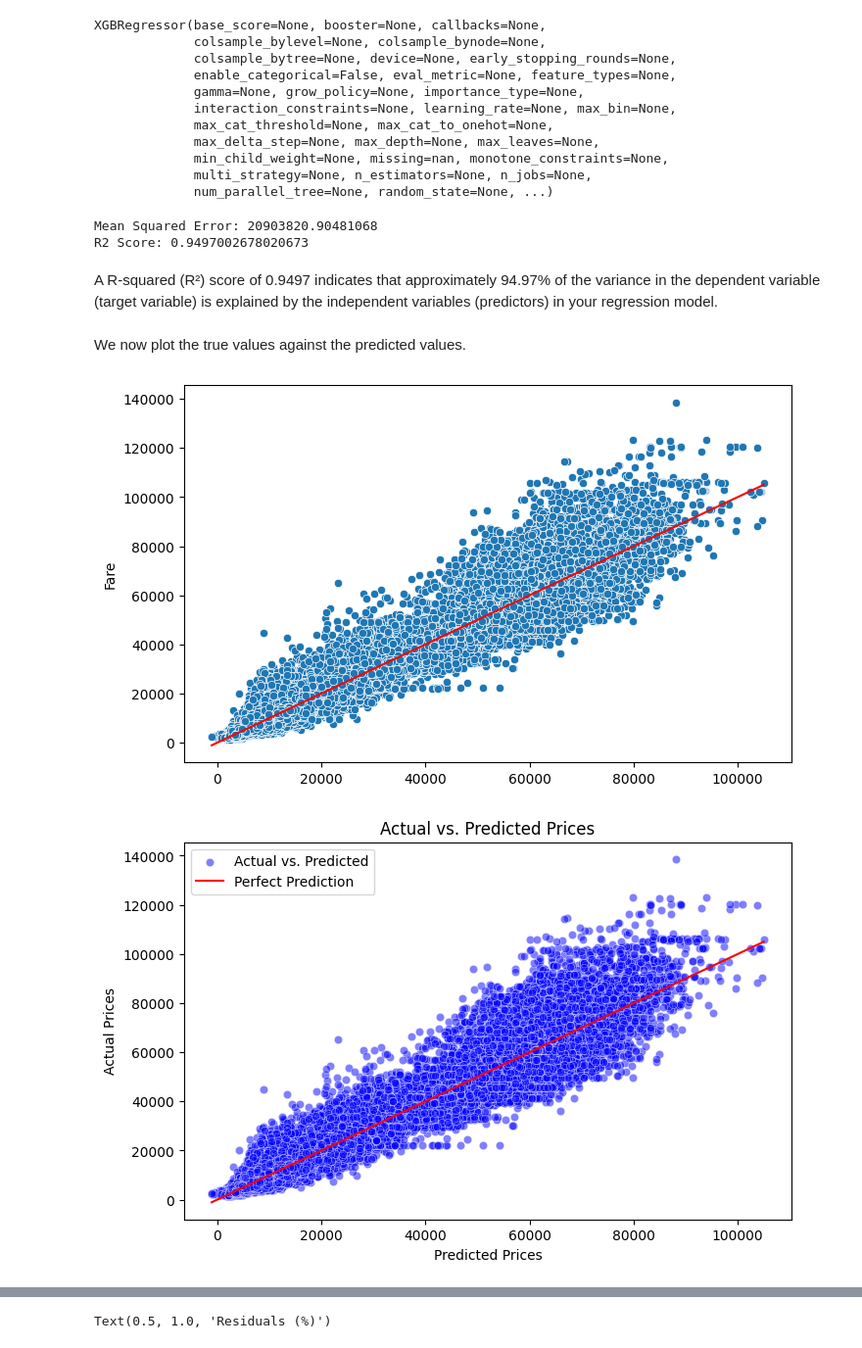
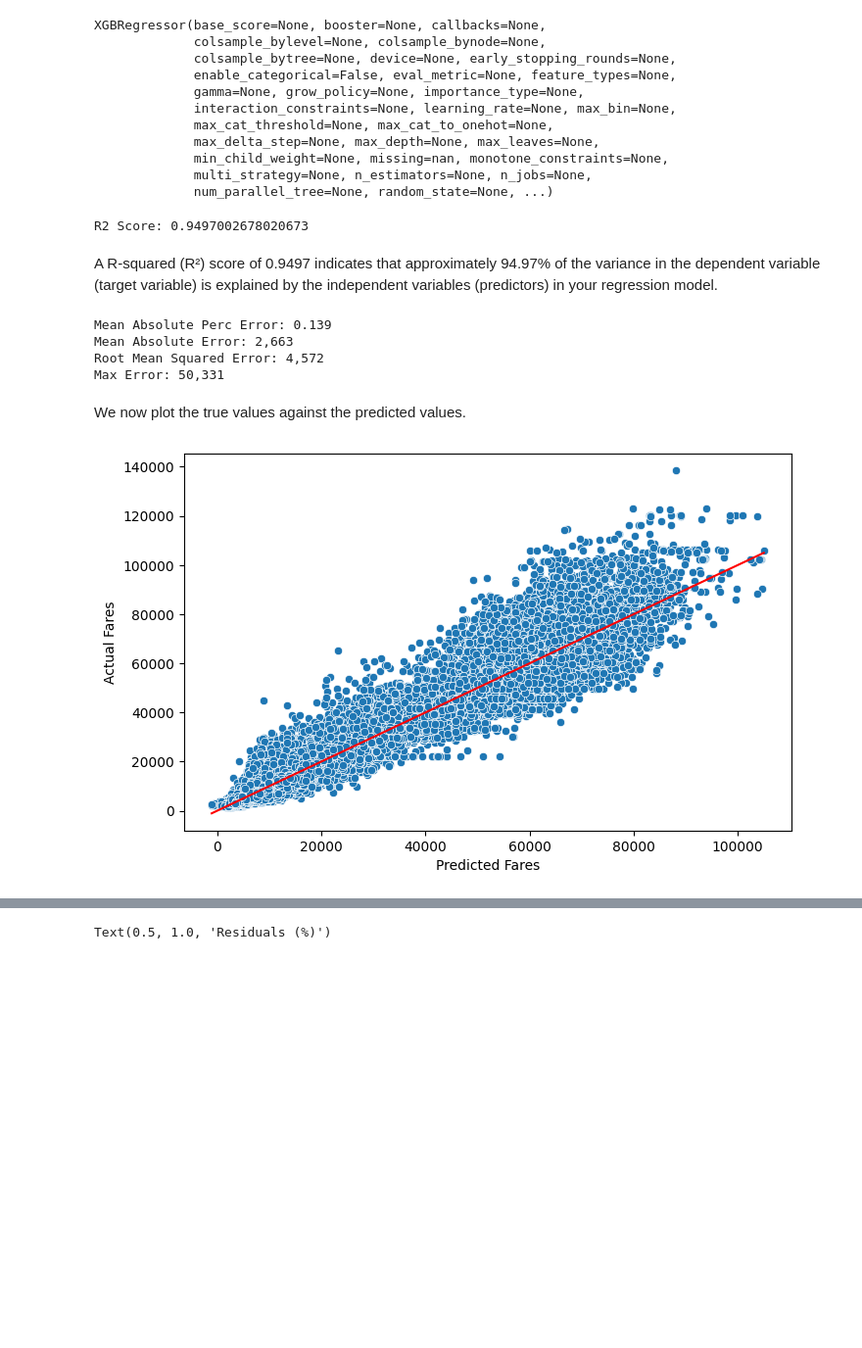
Before and after one commit to NoamGini/Tabular-data-science---Airfare, a Jupyter notebook: Pipline.ipynb, the cells around one changed output, grey strips where cells are left out. Shown at 98% size. Saved outputs shown, nothing was run; the diff lists cells and outputs as text; code cells hidden in the pictures; blank space fills up the shorter version.

```diff
--- a/Pipline.ipynb
+++ b/Pipline.ipynb
@@ -306,7 +347,7 @@ dtf['Date_of_journey'] = pd.to_datetime(dtf['Date_of_journey'])  # Convert to da
 min_date = dtf['Date_of_journey'].min()
 
 # Convert the dates to numeric values representing elapsed time in days
-dtf['Date_of_journey_as_float'] = (dtf['Date_of_journey'] - min_date).dt.total_seconds() / (24 * 60 * 60)  # Convert seconds to days
+dtf['Date_of_journey_numeric'] = (dtf['Date_of_journey'] - min_date).dt.total_seconds() / (24 * 60 * 60)  # Convert seconds to days
 
 day_mapping = {
     'Sunday': 1,
@@ -319,7 +360,4 @@ day_mapping = {
 }
 
 # Map the days of the week to numeric values
-dtf['Journey_day_as_num'] = dtf['Journey_day'].map(day_mapping)
-
-# # Print the DataFrame after conversion
-# print(dtf)
+dtf['Journey_day_numeric'] = dtf['Journey_day'].map(day_mapping)
@@ -400,3 +442,3 @@ we will split the data to test and train with stratified method based on the dai
 # %%
 # Split the dataset into training and testing sets
-X_train, X_test, y_train, y_test = train_test_split(X,y, test_size=0.2, stratify=dtf["Journey_day_as_num"], random_state=42, shuffle = True)
+X_train, X_test, y_train, y_test = train_test_split(X,y, test_size=0.2, stratify=dtf["Journey_day_numeric"], random_state=42, shuffle = True)
@@ -419,16 +459,13 @@ XGBRegressor(base_score=None, booster=None, callbacks=None,
              multi_strategy=None, n_estimators=None, n_jobs=None,
              num_parallel_tree=None, random_state=None, ...)
 # %%
-from sklearn.metrics import mean_squared_error, r2_score
 y_pred = baseline_model.predict(X_test)
 print("R2 Score:", r2_score(y_test, y_pred))
 # %% [output]
-Mean Squared Error: 20903820.90481068
 R2 Score: 0.9497002678020673
 # %% [markdown]
 A R-squared (R²) score of 0.9497 indicates that approximately 94.97% of the variance in the dependent variable (target variable) is explained by the independent variables (predictors) in your regression model.
 # %%
-from sklearn.metrics import r2_score,mean_squared_error, mean_absolute_percentage_error,mean_absolute_error
 print("Mean Absolute Perc Error:","{:,.3f}".format(mean_absolute_percentage_error(y_test,y_pred)))
 print("Mean Absolute Error:", "{:,.0f}".format(mean_absolute_error(y_test, y_pred)))
 print("Root Mean Squared Error:", "{:,.0f}".format(np.sqrt(mean_squared_error(y_test, y_pred))))
@@ -439,13 +476,21 @@ max_error = residuals.abs().max()
 max_idx = residuals[residuals==max_error].index[0]
 #max_true, max_pred = y_test.loc[max_idx], prediction[max_idx]
 print("Max Error:", "{:,.0f}".format(max_error))
+# %% [output]
+Mean Absolute Perc Error: 0.139
+Mean Absolute Error: 2,663
+Root Mean Squared Error: 4,572
+Max Error: 50,331
 # %% [markdown]
 We now plot the true values against the predicted values.
 # %%
-# print the predicted prices regression plot
+# print the predicted fares regression plot
 fig, ax = plt.subplots(figsize=(8,5))
 sns.scatterplot(x=y_pred,y=y_test,ax=ax)
 sns.lineplot(x=y_pred,y=y_pred,ax=ax,color='red')
+ax.set_xlabel('Predicted Fares')
+ax.set_ylabel('Actual Fares')
+
+plt.show()
 # %% [output]
-[figure, old version]
+[figure, new version]
-[figure, removed]
```
Also changed, not shown: parts of 52 cells of this notebook.
